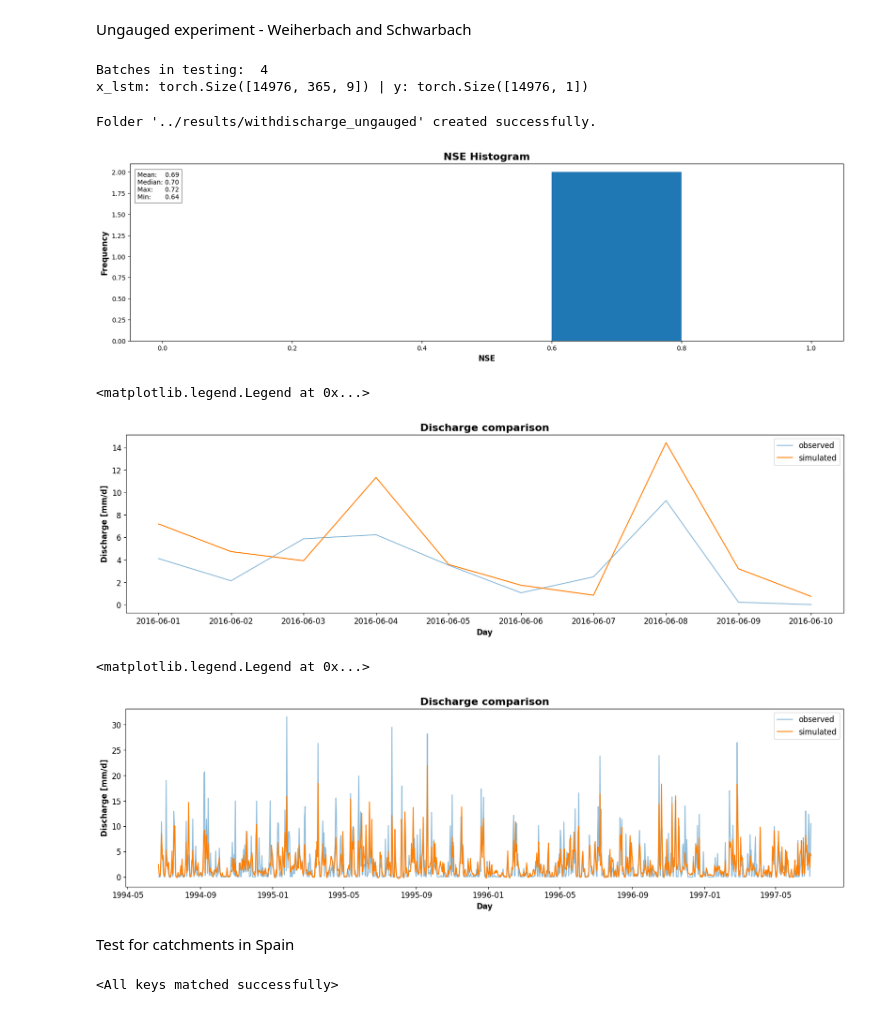
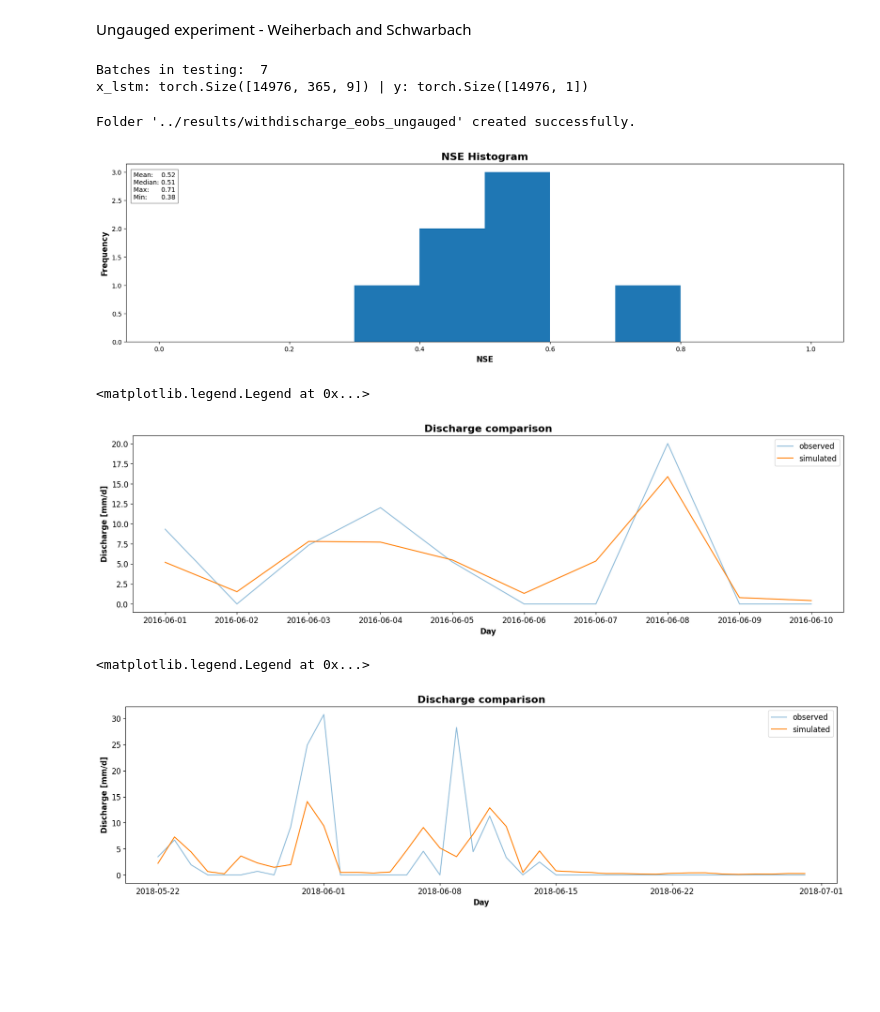
Before and after one commit to Ash-Manoj/lstm_backward, a Jupyter notebook: experiments/with_discharge.ipynb, the cells around one changed output. Saved outputs shown, nothing was run; the diff lists cells and outputs as text; code cells hidden in the pictures; blank space fills up the shorter version.

Commit message:
cluster run discharge eobs

```diff
--- a/experiments/with_discharge.ipynb
+++ b/experiments/with_discharge.ipynb
@@ -44,15 +44,15 @@ Part 1. Initialize information
 # %%
 # paths to access the information
 path_entities = '../data/combined_europe.txt'
-path_data = '/pfs/data5/home/kit/iwu/as2023/dataset/01_europe_flood/Caravan/' # Caution! using absolute path here as I do not want to save the data together with the code
+path_data = '/pfs/data6/home/ka/ka_iwu/ka_as2023/dataset/01_europe_flood/Caravan/' # Caution! using absolute path here as I do not want to save the data together with the code
 
 # dynamic forcings and target
 dynamic_input = ['temperature_2m_mean','surface_net_solar_radiation_mean',
-                 'surface_net_thermal_radiation_mean','qobs_lead']
-target = ['total_precipitation_sum']
+                 'surface_net_thermal_radiation_mean','qobs_lead','total_precipitation_sum']
+target = ['eobs']
 
 # static attributes that will be used
-static_input = ['area', 'p_mean','ele_mt_sav','frac_snow','pet_mm_syr']
+static_input = ['area','ele_mt_sav','frac_snow','pet_mm_syr']
 
 # time periods
 training_period = ['1980-10-01','2005-09-30']
@@ -75,7 +75,7 @@ model_hyper_parameters = {
 # define random seed
 seed = 42
 # Name of the folder where the results will be stored
-path_save_folder = '../results/with_discharge'
+path_save_folder = '../results/with_discharge_eobs'
 
 # colorblind friendly palette for plotting
 color_palette = {'observed': '#1f78b4','LSTM': '#ff7f00'}
@@ -759,7 +756,7 @@ DataParallel(
 Ungauged experiment - Weiherbach and Schwarbach
 # %%
 # Dataset testing
-path_entities = '../data/basins_grdc_trial.txt'
+path_entities = '../data/ungauged.txt'
 testing_period = ['1980-01-01','2020-12-31']
 test_dataset = BaseDataset(dynamic_input=dynamic_input,
                            static_input=static_input,
@@ -815,45 +812,45 @@ with torch.no_grad():
         del x_lstm, y, y_sim
         torch.cuda.empty_cache()
 # %% [output]
-Batches in testing:  4
+Batches in testing:  7
 x_lstm: torch.Size([14976, 365, 9]) | y: torch.Size([14976, 1])
 # %%
 # Loss testing
-path_save_folder = '../results/withdischarge_ungauged'
+path_save_folder = '../results/withdischarge_eobs_ungauged'
 create_folder(folder_path=path_save_folder)
 loss_testing = nse(df_results=test_results, average=False)
 df_NSE = pd.DataFrame(data={'basin_id': valid_basins_testing, 'NSE': np.round(loss_testing,3)})
 df_NSE = df_NSE.set_index('basin_id')
 df_NSE.to_csv(path_save_folder+'/NSE.csv', index=True, header=True)
 
 # Simulated and observed results
 y_sim = pd.concat([pd.DataFrame({key: value['y_sim']}) for key, value in test_results.items()], axis=1)
 y_obs = pd.concat([pd.DataFrame({key: value['y_obs']}) for key, value in test_results.items()], axis=1)
 
 # Set index same as last dataframe in loop (because of how the dataframes where constructed all have the same indexes)
 y_sim = y_sim.set_index(list(test_results.values())[0]['y_sim'].index)
 y_obs = y_obs.set_index(list(test_results.values())[0]['y_obs'].index)
 
 # Export the results
 y_sim.to_csv(path_save_folder+'/y_sim.csv', index=True, header=True)
 y_obs.to_csv(path_save_folder+'/y_obs.csv', index=True, header=True)
 # Plot the histogram
 plt.hist(df_NSE['NSE'], bins=[0, .1, .2, .3, .4, .5, .6, .7, .8, .9, 1])
 
 # Add NSE statistics to the plot
 plt.text(0.01, 0.8, f'Mean: {"%.2f" % df_NSE["NSE"].mean():>7}\nMedian: {"%.2f" % df_NSE["NSE"].median():>0}\nMax: {"%.2f" % df_NSE["NSE"].max():>9}\nMin: {"%.2f" % df_NSE["NSE"].min():>10}',
          transform=plt.gca().transAxes, bbox=dict(facecolor='white', alpha=0.5))
 
 # Format plot
 plt.rcParams["figure.figsize"] = (20, 5)
 plt.xlabel('NSE', fontsize=12, fontweight='bold')
 plt.ylabel('Frequency', fontsize=12, fontweight='bold')
 plt.title('NSE Histogram', fontsize=16, fontweight='bold')
 #plt.savefig(save_folder+'/NSE_LSTM_Histogram.png', bbox_inches='tight', pad_inches=0)
 plt.show()
 # %% [output]
-Folder '../results/withdischarge_ungauged' created successfully.
+Folder '../results/withdischarge_eobs_ungauged' created successfully.
-[figure, old version]
+[figure, new version]
 # %%
 # Specify start and end dates
 basin_to_analyze = 'testde_2'
@@ -876,12 +873,12 @@ plt.tick_params(axis='both', which='major', labelsize=12)
 plt.legend(loc="upper right",fontsize=12)
 # %% [output]
 <matplotlib.legend.Legend at 0x...>
-[figure, old version]
+[figure, new version]
 # %%
 # Specify start and end dates
-basin_to_analyze = 'testde_1'
-start_date = '1994-06-22'  # Replace with your start date
-end_date = '1997-06-30'    # Replace with your end date
+basin_to_analyze = 'camelslx_055'
+start_date = '2018-05-22'  # Replace with your start date
+end_date = '2018-06-30'    # Replace with your end date
 
 # Select data within the specified date range
 y_obs_subset = y_obs[basin_to_analyze][start_date:end_date]
@@ -899,13 +896,4 @@ plt.tick_params(axis='both', which='major', labelsize=12)
 plt.legend(loc="upper right",fontsize=12)
 # %% [output]
 <matplotlib.legend.Legend at 0x...>
-[figure, old version]
+[figure, new version]
-# %% [markdown]
-Test for catchments in Spain
-# %%
-# In case I already trained an LSTM I can re-construct the model
-lstm_model = Cuda_LSTM(model_hyper_parameters).to(device)
-lstm_model = nn.DataParallel(lstm_model)
-lstm_model.load_state_dict(torch.load(path_save_folder + '/epoch_5'))
-# %% [output]
-<All keys matched successfully>
```
Also changed, not shown: parts of 22 cells of this notebook, 16 other files.
